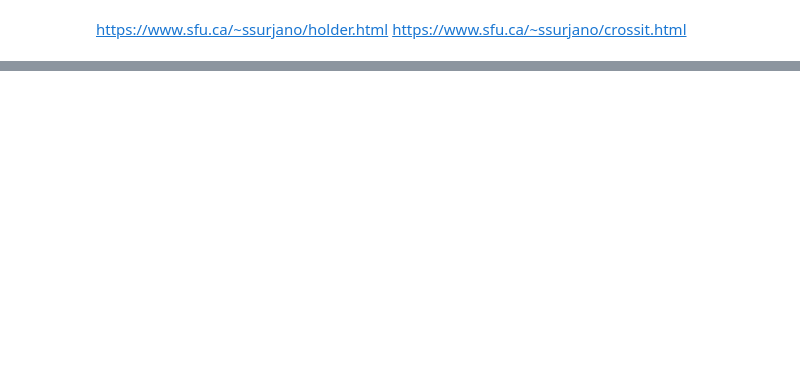
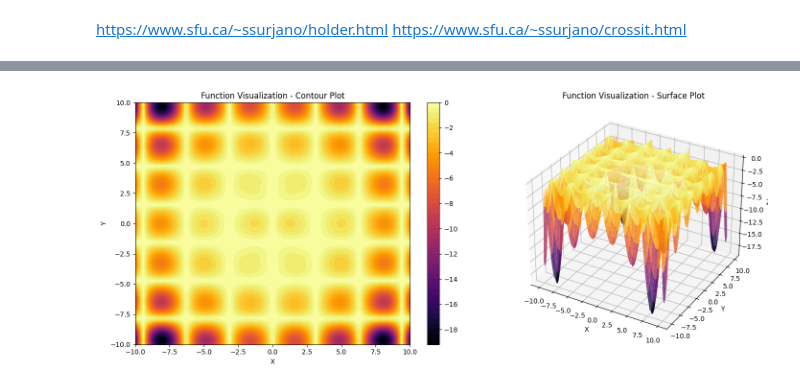
Before and after one commit to cretu-luca/ubb-cs, a Jupyter notebook: semester4/artificial-intelligence/genetic-algorithms/main.ipynb, the cells around one changed output, grey strips where cells are left out. Saved outputs shown, nothing was run; the diff lists cells and outputs as text; code cells hidden in the pictures; blank space fills up the shorter version.

```diff
--- a/semester4/artificial-intelligence/genetic-algorithms/main.ipynb
+++ b/semester4/artificial-intelligence/genetic-algorithms/main.ipynb
@@ -30 +65,5 @@ optimization_f = cross_in_tray
+# %%
+visualize_function(holder_table)
+# %% [output]
+[figure, added]
 # %%
```
Also changed, not shown: parts of 12 cells of this notebook, 3 other files.
